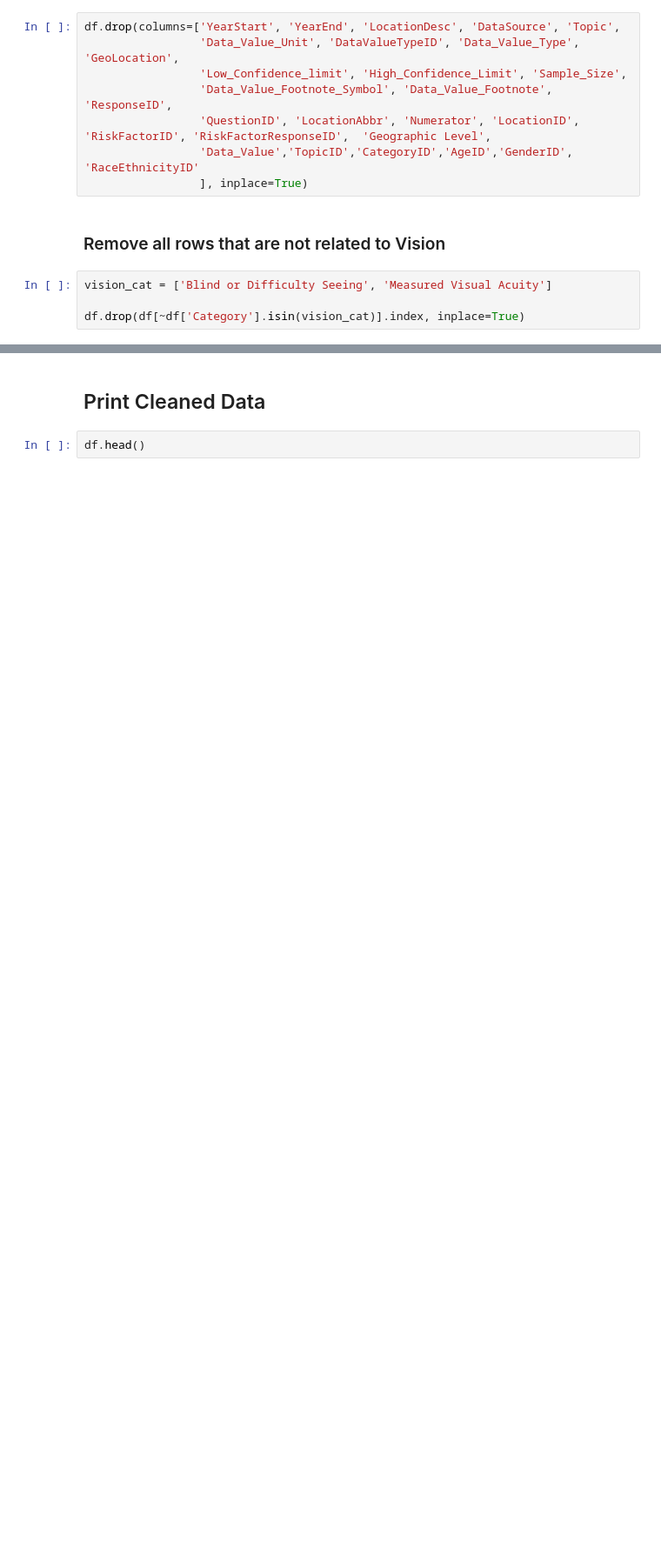
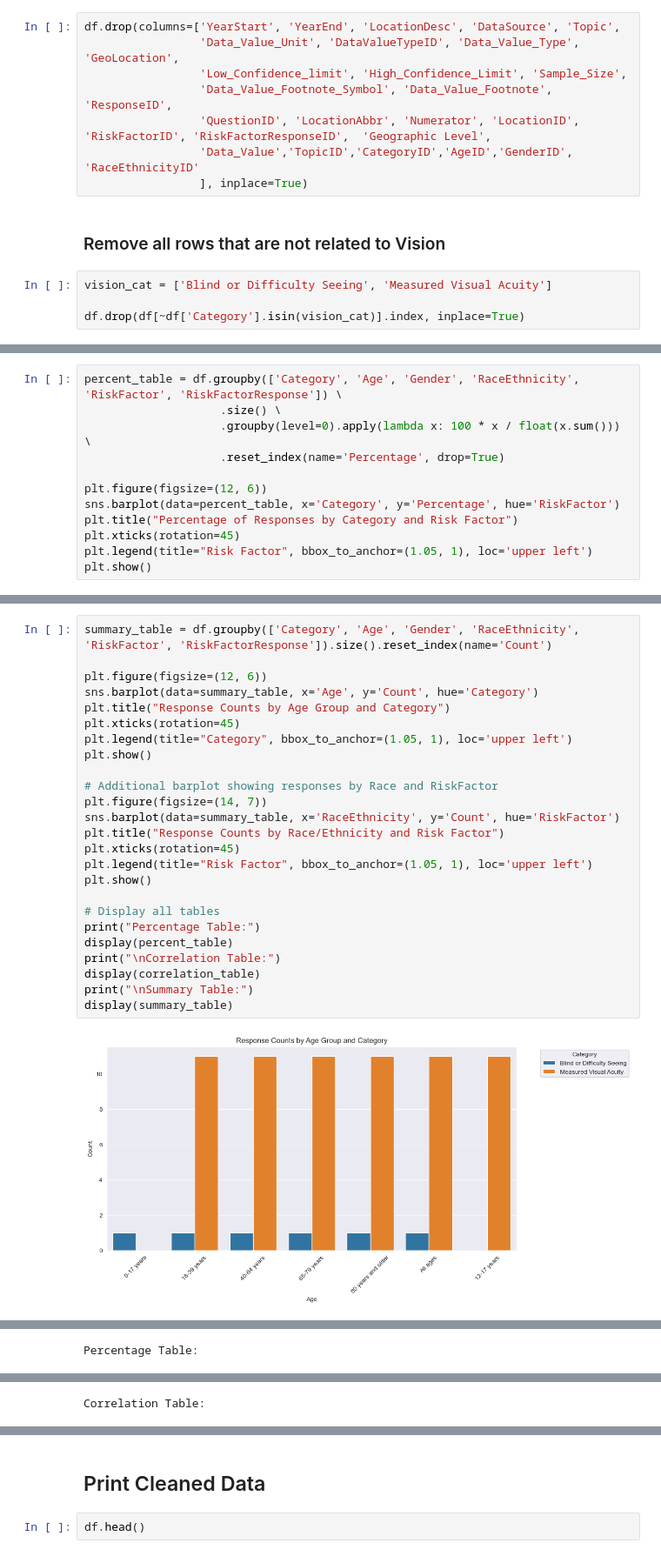
Before and after one commit to byQuexo/DataScienceHealthcareSOL, a Jupyter notebook: main.ipynb, the cells around one changed output, grey strips where cells are left out. Shown at 87% size. Cells and saved outputs as stored; diff of their text form; blank space fills up the shorter version.

```diff
--- a/main.ipynb
+++ b/main.ipynb
@@ -145,0 +148,12 @@ df.drop(df[~df['Category'].isin(vision_cat)].index, inplace=True)
+# %%
+percent_table = df.groupby(['Category', 'Age', 'Gender', 'RaceEthnicity', 'RiskFactor', 'RiskFactorResponse']) \
+                    .size() \
+                    .groupby(level=0).apply(lambda x: 100 * x / float(x.sum())) \
+                    .reset_index(name='Percentage', drop=True)
+
+plt.figure(figsize=(12, 6))
+sns.barplot(data=percent_table, x='Category', y='Percentage', hue='RiskFactor')
+plt.title("Percentage of Responses by Category and Risk Factor")
+plt.xticks(rotation=45)
+plt.legend(title="Risk Factor", bbox_to_anchor=(1.05, 1), loc='upper left')
+plt.show()
@@ -145,0 +189,27 @@ df.drop(df[~df['Category'].isin(vision_cat)].index, inplace=True)
+# %%
+summary_table = df.groupby(['Category', 'Age', 'Gender', 'RaceEthnicity', 'RiskFactor', 'RiskFactorResponse']).size().reset_index(name='Count')
+
+plt.figure(figsize=(12, 6))
+sns.barplot(data=summary_table, x='Age', y='Count', hue='Category')
+plt.title("Response Counts by Age Group and Category")
+plt.xticks(rotation=45)
+plt.legend(title="Category", bbox_to_anchor=(1.05, 1), loc='upper left')
+plt.show()
+
+# Additional barplot showing responses by Race and RiskFactor
+plt.figure(figsize=(14, 7))
+sns.barplot(data=summary_table, x='RaceEthnicity', y='Count', hue='RiskFactor')
+plt.title("Response Counts by Race/Ethnicity and Risk Factor")
+plt.xticks(rotation=45)
+plt.legend(title="Risk Factor", bbox_to_anchor=(1.05, 1), loc='upper left')
+plt.show()
+
+# Display all tables
+print("Percentage Table:")
+display(percent_table)
+print("\nCorrelation Table:")
+display(correlation_table)
+print("\nSummary Table:")
+display(summary_table)
+# %% [output]
+[figure, added]
@@ -145,0 +217 @@ df.drop(df[~df['Category'].isin(vision_cat)].index, inplace=True)
+Percentage Table:
@@ -145,0 +230 @@ df.drop(df[~df['Category'].isin(vision_cat)].index, inplace=True)
+Correlation Table:
```
Also changed, not shown: parts of 5 cells of this notebook.
